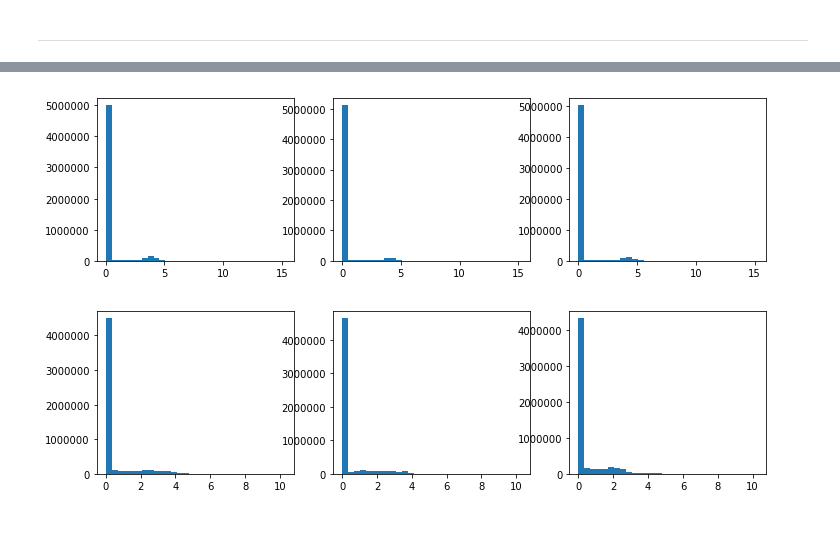
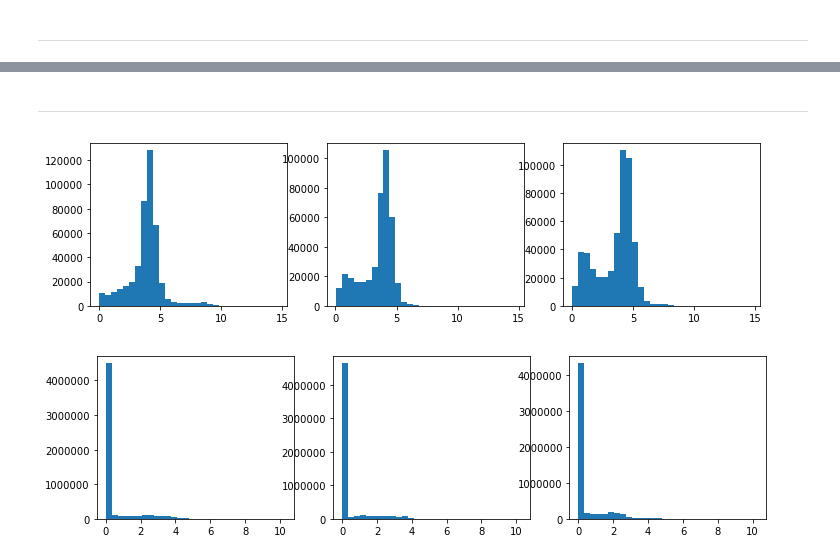
Before and after one commit to neuro-ml/deep_pipe, a Jupyter notebook: projects/WMH/experiments/patch_3D_Segm.ipynb, the cells around one changed output, grey strips where cells are left out. Saved outputs shown, nothing was run; the diff lists cells and outputs as text; code cells hidden in the pictures; blank space fills up the shorter version.

```diff
--- a/projects/WMH/experiments/patch_3D_Segm.ipynb
+++ b/projects/WMH/experiments/patch_3D_Segm.ipynb
@@ -26,15 +26,15 @@ from model_controller import Model_controller
 
 %matplotlib inline
 # %%
-PATH = '/home/mount/neuro-x01-ssd/MICCAI_WMHS/Utr/Utrecht/'
-PATH1 = '/home/mount/neuro-x01-ssd/MICCAI_WMHS/Sing/Singapore/'
-PATH2 = '/home/mount/neuro-x01-ssd/MICCAI_WMHS/Amst/GE3T/'
+PATH = '../data/Utr/Utrecht/'
+PATH1 = '../data/Sing/Singapore/'
+PATH2 = '../data/Amst/GE3T/'
 # %%
-masks, t1, flairs, clear_flairs = load_files(PATH)
-brains = np.concatenate([clear_flairs, t1], axis=1).astype(np.float32)
+masks, t1, flairs, brain_mask = load_files(PATH)
+brains = np.concatenate([flairs, t1], axis=1).astype(np.float32)
 
-masks1, t11, flairs1, clear_flairs1 = load_files(PATH1)
-brains1 = np.concatenate([clear_flairs1, t11], axis=1).astype(np.float32)
+masks1, t11, flairs1, brain_mask1 = load_files(PATH1)
+brains1 = np.concatenate([flairs1, t11], axis=1).astype(np.float32)
 
-masks2, t12, flairs2, clear_flairs2 = load_files(PATH2)
-brains2 = np.concatenate([clear_flairs2, t12], axis=1).astype(np.float32)
+masks2, t12, flairs2, brain_mask2 = load_files(PATH2)
+brains2 = np.concatenate([flairs2, t12], axis=1).astype(np.float32)
@@ -113,14 +109,19 @@ for pic in np.random.choice(range(len(masks)), 2, False):
+# %% [markdown]
+_____
 # %%
 plt.figure(figsize=(12,3))
 plt.title('hist of flairs');
 plt.subplot(131)
-a = plt.hist(brains[8, 0].flatten(), bins=30);
+v = brains[8, 0].flatten()
+a = plt.hist(v[v!=0], bins=30);
 plt.subplot(132)
-plt.hist(brains1[8, 0].flatten(), bins=a[1]);
+v = brains1[8, 0].flatten()
+plt.hist(v[v!=0], bins=a[1]);
 plt.subplot(133)
-plt.hist(brains2[8, 0].flatten(), bins=a[1]);
+v = brains2[8, 0].flatten()
+plt.hist(v[v!=0], bins=a[1]);
 # %% [output]
-[figure, old version]
+[figure, new version]
 # %%
 plt.figure(figsize=(12,3))
 plt.title('hist of t1')
```
Also changed, not shown: parts of 19 cells of this notebook, 4 other files.
